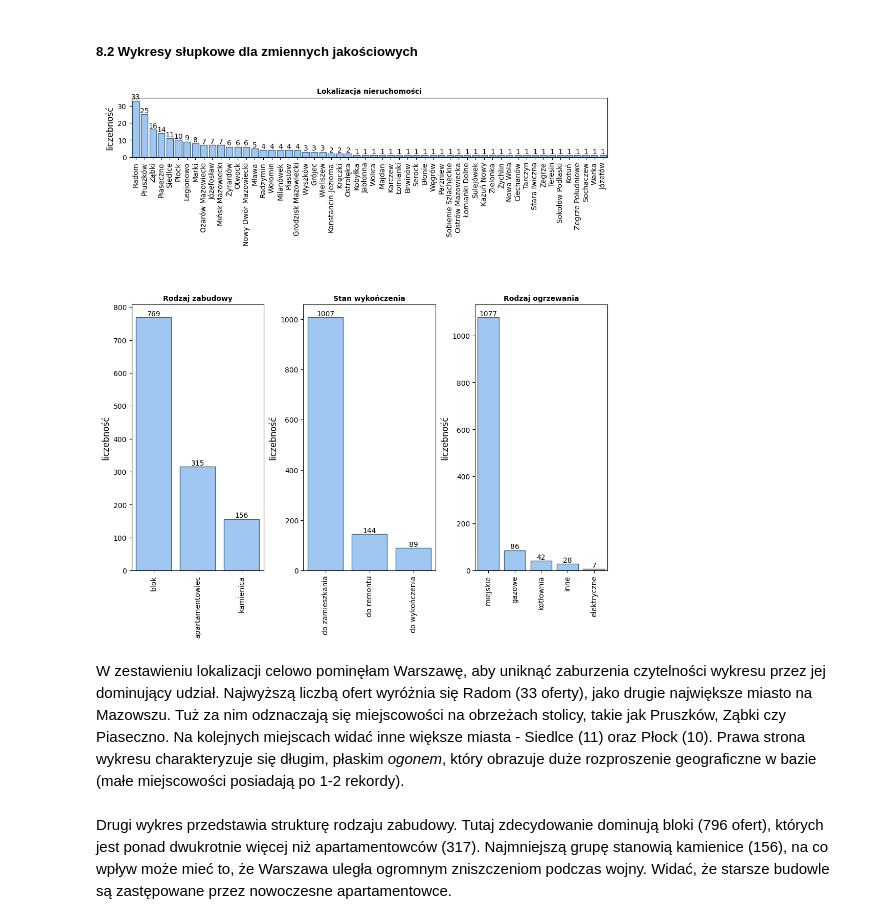
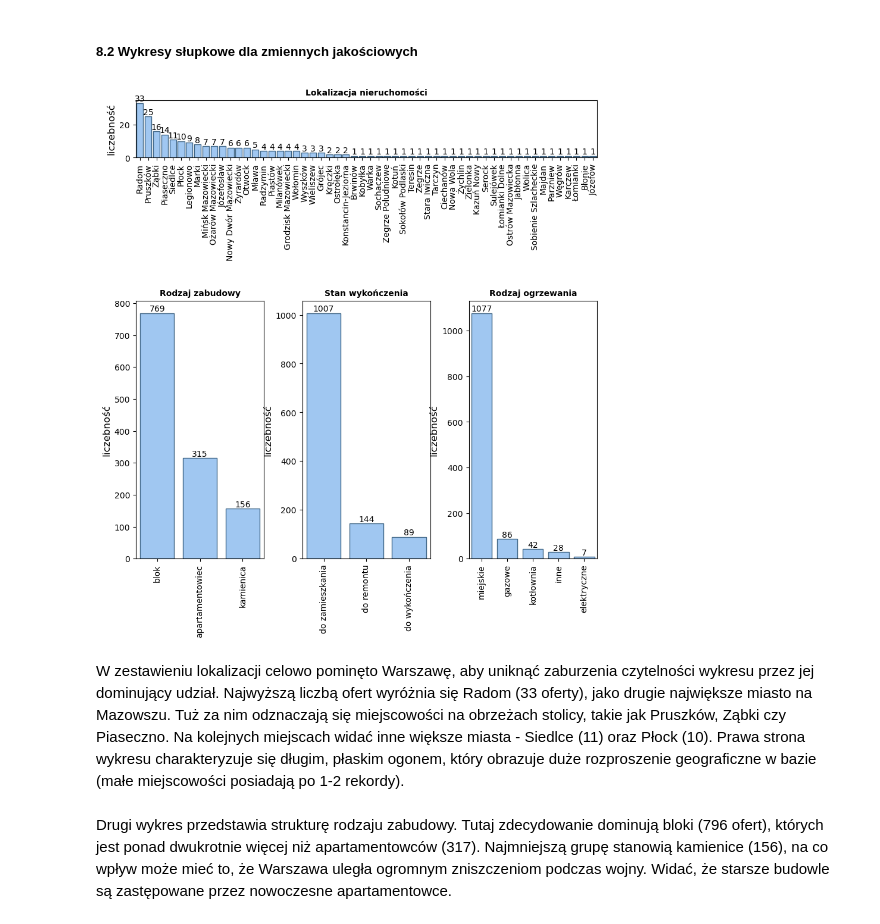
Before and after one commit to obydzoliwia/Pandas-EDA-Project, a Jupyter notebook: raport.ipynb, the cells around one changed output. Saved outputs shown, nothing was run; the diff lists cells and outputs as text; code cells hidden in the pictures.

```diff
--- a/raport.ipynb
+++ b/raport.ipynb
@@ -621,3 +593,3 @@ W kolejnym kroku uzupełnię brakujące wartości w kolumnie *czynsz*, mnożąc
 # %%
-df.loc[df["czynsz"].isnull(), "czynsz"] = df.loc[df["czynsz"].isnull(), "powierzchnia"] * factor
+df.loc[mask, "czynsz"] = df.loc[mask, "powierzchnia"] * factor
 # %%
@@ -652,7 +624,8 @@ apartamentowiec     7
 kamienica           5
 Name: count, dtype: int64
 # %%
-df.groupby("zabudowa")["wysokość budynku"].mean().round(0)
+grouping = df.groupby("zabudowa")["wysokość budynku"]
+grouping.mean().round(0)
 # %% [output]
 zabudowa
 apartamentowiec   7.00
@@ -660,7 +633,9 @@ blok              6.00
 kamienica         4.00
 Name: wysokość budynku, dtype: float64
 # %%
-df["wysokość budynku"] = df["wysokość budynku"].fillna(df.groupby("zabudowa")["wysokość budynku"].transform("mean").round(0))
+df["wysokość budynku"] = df["wysokość budynku"].fillna(grouping.transform("mean").round(0))
+mask = df["wysokość budynku"] < df["piętro"]
+df.loc[mask, "wysokość budynku"] = df.loc[mask, "piętro"]
 # %%
 df["wysokość budynku"].isnull().sum()
 # %% [output]
@@ -757,0 +705,4 @@ np.int64(0)
+# %%
+df = df.reset_index(drop=True)
+statistics = df.describe()
+statistics
@@ -869,7 +832,7 @@ Rozkład odległości od centrum jest również silnie prawoskośny. Widać, że
 ##### **8.2 Wykresy słupkowe dla zmiennych jakościowych**
 # %%
 df_temp = df[df["miasto"] != "Warszawa"]
-fig = plt.figure(figsize=(12,12))
+fig = plt.figure(figsize=(10,10))
 
 gs = gridspec.GridSpec(3, 3, figure=fig, hspace=2.5, wspace=0.3)
 ax1 = fig.add_subplot(gs[0, :])
@@ -884,37 +847,37 @@ ax1.set_ylabel("liczebność")
 ax1.tick_params(axis="x", rotation=90)
 for container in ax1.containers:
     ax1.bar_label(container)
 
 sns.countplot(data=df, x="zabudowa", order=df["zabudowa"].value_counts().index, ax=ax2, edgecolor="#416787")
 ax2.set_title("Rodzaj zabudowy")
 ax2.set_xlabel("")
 ax2.set_ylabel("liczebność")
 ax2.tick_params(axis="x", rotation=90)
 for container in ax2.containers:
     ax2.bar_label(container)
 
 sns.countplot(data=df, x="wykończenie", order=df["wykończenie"].value_counts().index, ax=ax3, edgecolor="#416787")
 ax3.set_title("Stan wykończenia")
 ax3.set_xlabel("")
 ax3.set_ylabel("liczebność")
 ax3.tick_params(axis="x", rotation=90)
 for container in ax3.containers:
     ax3.bar_label(container)
 
 sns.countplot(data=df, x="ogrzewanie", order=df["ogrzewanie"].value_counts().index, ax=ax4, edgecolor="#416787")
 ax4.set_title("Rodzaj ogrzewania")
 ax4.set_xlabel("")
 ax4.set_ylabel("liczebność")
 ax4.tick_params(axis="x", rotation=90)
 for container in ax4.containers:
     ax4.bar_label(container)
 
 plt.show()
 # %% [output]
-[figure, old version]
+[figure, new version]
 # %% [markdown]
-W zestawieniu lokalizacji celowo pominęłam Warszawę, aby uniknąć zaburzenia czytelności wykresu przez jej dominujący udział.
-Najwyższą liczbą ofert wyróżnia się Radom (33 oferty), jako drugie największe miasto na Mazowszu. Tuż za nim odznaczają się miejscowości na obrzeżach stolicy, takie jak Pruszków, Ząbki czy Piaseczno. Na kolejnych miejscach widać inne większe miasta - Siedlce (11) oraz Płock (10). Prawa strona wykresu charakteryzuje się długim, płaskim *ogonem*, który obrazuje duże rozproszenie geograficzne w bazie (małe miejscowości posiadają po 1-2 rekordy).
+W zestawieniu lokalizacji celowo pominęto Warszawę, aby uniknąć zaburzenia czytelności wykresu przez jej dominujący udział.
+Najwyższą liczbą ofert wyróżnia się Radom (33 oferty), jako drugie największe miasto na Mazowszu. Tuż za nim odznaczają się miejscowości na obrzeżach stolicy, takie jak Pruszków, Ząbki czy Piaseczno. Na kolejnych miejscach widać inne większe miasta - Siedlce (11) oraz Płock (10). Prawa strona wykresu charakteryzuje się długim, płaskim ogonem, który obrazuje duże rozproszenie geograficzne w bazie (małe miejscowości posiadają po 1-2 rekordy).
 # %% [markdown]
 Drugi wykres przedstawia strukturę rodzaju zabudowy. Tutaj zdecydowanie dominują bloki (796 ofert), których jest ponad dwukrotnie więcej niż apartamentowców (317). Najmniejszą grupę stanowią kamienice (156), na co wpływ może mieć to, że Warszawa uległa ogromnym zniszczeniom podczas wojny. Widać, że starsze budowle są zastępowane przez nowoczesne apartamentowce.
 # %% [markdown]
```
Also changed, not shown: parts of 155 cells of this notebook, 1 other file.
